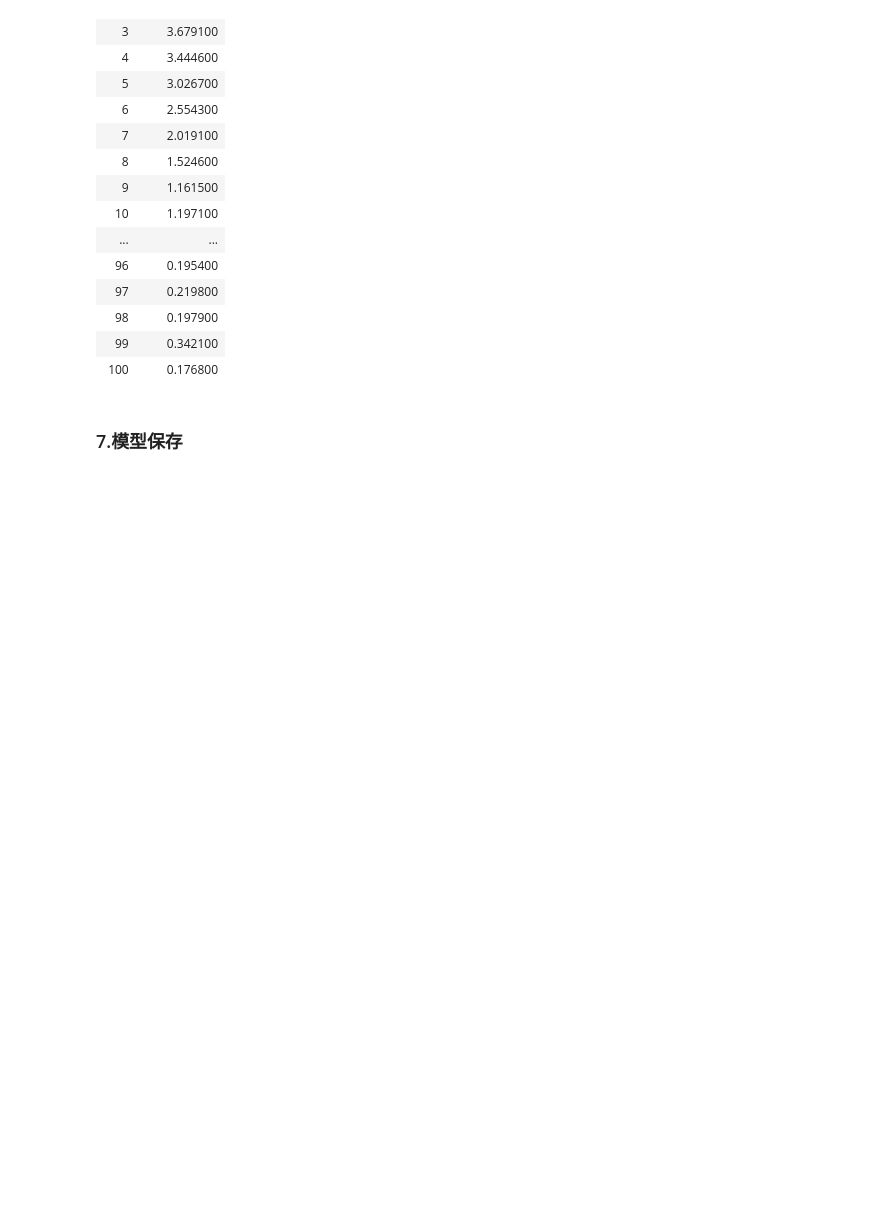
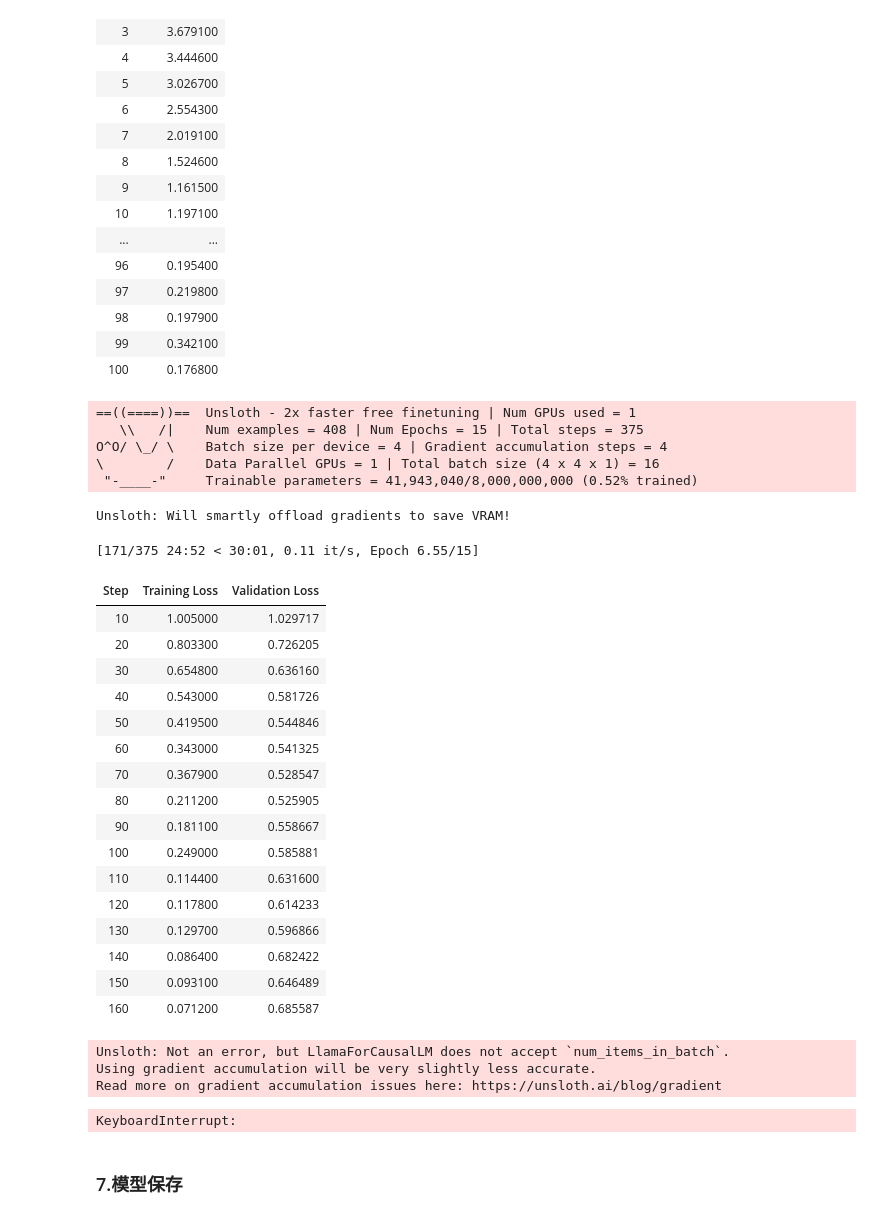
Before and after one commit to yanjun-sui/test-config, a Jupyter notebook: deepseek_lora_raGent-0331.ipynb, the cells around one changed output. Drawn from its saved outputs; the diff is of its cells as text; code cells hidden in the pictures; blank space fills up the shorter version.

```diff
--- a/deepseek_lora_raGent-0331.ipynb
+++ b/deepseek_lora_raGent-0331.ipynb
@@ -39,7 +39,7 @@ Successfully installed unsloth-2025.3.19
 # %%
 from unsloth import FastLanguageModel
 import torch
-max_seq_length = 2048 # Choose any! We auto support RoPE Scaling internally!
+max_seq_length = 256 # Choose any! We auto support RoPE Scaling internally!
 dtype = None # None for auto detection. Float16 for Tesla T4, V100, Bfloat16 for Ampere+
 load_in_4bit = True # Use 4bit quantization to reduce memory usage. Can be False.
 
@@ -47,7 +47,7 @@ load_in_4bit = True # Use 4bit quantization to reduce memory usage. Can be False
 
 model, tokenizer = FastLanguageModel.from_pretrained(
     #model_name = "suiyanjun/reGent5",
-    model_name = "unsloth/DeepSeek-R1-Distill-Llama-8B",
+    model_name = "deepseek-ai/DeepSeek-R1-Distill-Llama-8B",
     max_seq_length = max_seq_length,
     dtype = dtype,
     load_in_4bit = load_in_4bit,
@@ -125,7 +125,7 @@ print(f"测试集大小: {len(dataset_test)}")
 
 # 应用自定义的格式化函数
 dataset_train = dataset_train.map(formatting_prompts_func, batched = True,)
-dataset_val = dataset_test.map(formatting_prompts_func, batched = True,)
+dataset_val = dataset_val.map(formatting_prompts_func, batched = True,)
 # 查看处理后的数据集的第一个文本样本
 dataset_train["text"][0]
 # %% [output]
@@ -226,39 +230,68 @@ trainer = SFTTrainer(
     model=model,
     tokenizer=tokenizer,
     train_dataset=dataset_train,
     eval_dataset=dataset_val,  # 新增验证集
     dataset_text_field="text",
     max_seq_length=max_seq_length,
     dataset_num_proc=2,
     packing=False,
     args=TrainingArguments(
-        per_device_train_batch_size=8,
-        gradient_accumulation_steps=8,
-        #warmup_steps=5,
-        warmup_ratio=0.3,
-        num_train_epochs=10,
-        learning_rate=6e-5,
+        per_device_train_batch_size=4,
+        gradient_accumulation_steps=4,
+        warmup_steps=5,
+        #warmup_ratio=0.3,
+        num_train_epochs=15,
+        learning_rate=2e-4,
         fp16=not is_bfloat16_supported(),
         bf16=is_bfloat16_supported(),
         gradient_checkpointing=True,
         logging_steps=1,
         optim="adamw_8bit",
         weight_decay=0.2,
         lr_scheduler_type="cosine",
         seed=3407,
         output_dir="outputs",
         report_to="none",
         eval_strategy="steps",  # 新增评估参数
         eval_steps=10,                # 每20步评估一次（原50）
         save_strategy="steps",
         save_steps=10,
         load_best_model_at_end=True,
         metric_for_best_model="eval_loss",
     ),
 )
 
 trainer_stats = trainer.train()
 print("验证集结果:", trainer.evaluate())
+# %% [output]
+==((====))==  Unsloth - 2x faster free finetuning | Num GPUs used = 1
+   \\   /|    Num examples = 408 | Num Epochs = 15 | Total steps = 375
+O^O/ \_/ \    Batch size per device = 4 | Gradient accumulation steps = 4
+\        /    Data Parallel GPUs = 1 | Total batch size (4 x 4 x 1) = 16
+ "-____-"     Trainable parameters = 41,943,040/8,000,000,000 (0.52% trained)
+Unsloth: Will smartly offload gradients to save VRAM!
+[171/375 24:52 < 30:01, 0.11 it/s, Epoch 6.55/15]
+| Step | Training Loss | Validation Loss |
+| 10 | 1.005000 | 1.029717 |
+| 20 | 0.803300 | 0.726205 |
+| 30 | 0.654800 | 0.636160 |
+| 40 | 0.543000 | 0.581726 |
+| 50 | 0.419500 | 0.544846 |
+| 60 | 0.343000 | 0.541325 |
+| 70 | 0.367900 | 0.528547 |
+| 80 | 0.211200 | 0.525905 |
+| 90 | 0.181100 | 0.558667 |
+| 100 | 0.249000 | 0.585881 |
+| 110 | 0.114400 | 0.631600 |
+| 120 | 0.117800 | 0.614233 |
+| 130 | 0.129700 | 0.596866 |
+| 140 | 0.086400 | 0.682422 |
+| 150 | 0.093100 | 0.646489 |
+| 160 | 0.071200 | 0.685587 |
+Unsloth: Not an error, but LlamaForCausalLM does not accept `num_items_in_batch`.
+Using gradient accumulation will be very slightly less accurate.
+Read more on gradient accumulation issues here: https://unsloth.ai/blog/gradient
+KeyboardInterrupt:
 # %% [markdown]
 
 ### 7.模型保存
```
Also changed, not shown: parts of 8 cells of this notebook.
